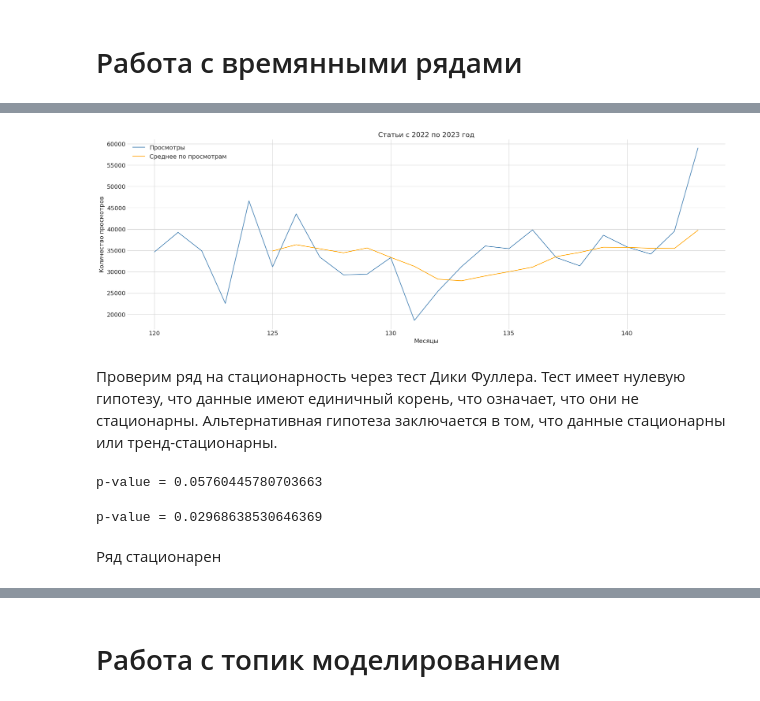
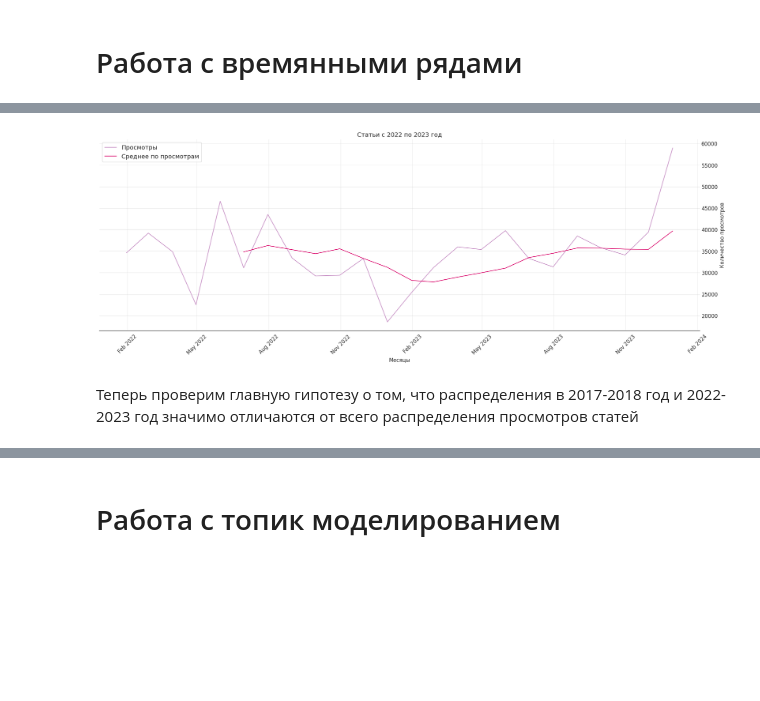
Before and after one commit to daxausername/parsing_habr, a Jupyter notebook: EDA.ipynb, the cells around one changed output, grey strips where cells are left out. Saved outputs shown, nothing was run; the diff lists cells and outputs as text; code cells hidden in the pictures; blank space fills up the shorter version.

```diff
--- a/EDA.ipynb
+++ b/EDA.ipynb
@@ -151,14 +155,19 @@ titles = ["Топ 20 слов в заголовках", "Топ 20 слов в
 # Проходим по всем колонкам и соответствующим осям одновременно
 for idx, (column, title) in enumerate(zip(['title_lemma', 'lemma_hub', 'tags_lemma'], titles)):
 
-    tags, counts = zip(*FreqDist(habr_metadata[column].sum()).most_common(20))
+    tags, counts = zip(*FreqDist(habr_metadata[column].sum()).most_common(20)) # распаковывем массив с по трем колонкам и отбираем топ 20 слов в каждом поднаборе
 
-    # Создаем график на соответствующей оси
     axes[idx].barh(tags, counts, color=sns.color_palette())
     axes[idx].set_title(title, fontsize = 16, fontweight='bold')
     axes[idx].set_xlabel("Слова", fontsize = 12)
     axes[idx].set_ylabel("Частота", fontsize = 12)
 
+    axes[idx].spines["top"].set_visible(False)
+    axes[idx].spines['right'].set_visible(False)
+    axes[idx].spines["bottom"].set_color("black")
+    axes[idx].spines['left'].set_color('white')
+    axes[idx].spines['left'].set_linewidth(1)
+
 plt.tight_layout()
 
 plt.show()
@@ -266,7 +286,7 @@ from statsmodels.tsa.seasonal import seasonal_decompose
 from scipy.stats import ttest_ind
 # %%
 # групировка по годам и месяцу
-yearly_stats = habr_metadata.groupby(pd.Grouper(key='time', freq='ME')).agg(
+yearly_stats = habr_metadata.groupby(pd.Grouper(key='time', freq='M')).agg(
     total_views=('views', 'sum'),
     total_observations=('views', 'count'),
     total_bookmarks = ('bookmarks','sum' ),
@@ -286,6 +306,6 @@ yearly_stats['avg_bookmarks_per_observation'] = (
 yearly_stats['avg_comments_per_observation'] = (
     yearly_stats['total_comments'] / yearly_stats['total_observations']
 )
-yearly_stats
+yearly_stats.head()
 # %% [output]
 |  | time | total_views | total_observations | total_bookmarks | total_comments | avg_views_per_observation | ... |
@@ -351,7 +382,7 @@ columns_to_fill = [
 ]
 
 for column in columns_to_fill:
-    yearly_stats[column] = yearly_stats.groupby(pd.Grouper(key='time', freq='YE'))[column].transform(lambda x: x.fillna(x.mean()))
+    yearly_stats[column] = yearly_stats.groupby(pd.Grouper(key='time', freq='Y'))[column].transform(lambda x: x.fillna(x.mean()))
 
 filtered_2017 = yearly_stats[yearly_stats['time'].dt.year.isin([2017,2018])]
 filtered_2022 = yearly_stats[yearly_stats['time'].dt.year.isin([2022,2023])]
@@ -392,46 +433,37 @@ plt.show()
 # %%
-# зададим размер графика
-plt.figure(figsize = (25,8))
+fig, ax = plt.subplots(figsize=(25, 8))
 
-# поочередно зададим кривые (перевозки и скользящее среднее) с подписями и цветом
-plt.plot(filtered_2022['avg_views_per_observation'], label = 'Просмотры', color = 'steelblue')
-plt.plot(filtered_2022['avg_views_per_observation'].rolling(window = 6).mean(), label = 'Среднее по просмотрам', color = 'orange')
+# поочередно зададим кривые перевозки и скользящее среднее с подписями и цветом
+plt.plot(filtered_2022['time'], filtered_2022['avg_views_per_observation'], label = 'Просмотры', color = '#c994c7')
+plt.plot(filtered_2022['time'], filtered_2022['avg_views_per_observation'].rolling(window = 6).mean(), label = 'Среднее по просмотрам', color = '#dd1c77')
 
-# добавим легенду, ее положение на графике и размер шрифта
+
 plt.legend(title = '', loc = 'upper left', fontsize = 14)
+plt.gca().xaxis.set_major_locator(mdates.MonthLocator(interval=3))
 
-# добавим подписи к осям и заголовки
-plt.xlabel('Месяцы', fontsize = 14)
-plt.ylabel('Количество просмотров', fontsize = 14)
-plt.title('Статьи с 2022 по 2023 год', fontsize = 16)
 
-# выведем обе кривые на одном графике
+plt.gca().xaxis.set_major_formatter(mdates.DateFormatter('%b %Y'))
+
+plt.xticks(rotation=45)
+
+plt.xlabel('Месяцы')
+plt.ylabel('Количество просмотров')
+plt.title('Статьи с 2022 по 2023 год')
+
+ax.spines["top"].set_visible(False)
+ax.spines['right'].set_visible(False)
+ax.spines["bottom"].set_color("black")
+ax.spines['left'].set_color('white')
+ax.spines['left'].set_linewidth(1)
+ax.yaxis.tick_right()
+ax.yaxis.set_label_position("right")
+ax.tick_params(axis='y', length=0)
+
 plt.show()
 # %% [output]
-[figure, old version]
+[figure, new version]
-# %% [markdown]
-Проверим ряд на стационарность через тест Дики Фуллера.  Тест имеет нулевую гипотезу, что данные имеют единичный корень, что означает, что они не стационарны. Альтернативная гипотеза заключается в том, что данные стационарны или тренд-стационарны.
-# %%
-# импортируем необходимую функцию
-from statsmodels.tsa.stattools import adfuller
-
-# передадим ей столбец с данными о перевозках и поместим результат в adf_test
-adf_test = adfuller(filtered_2017['avg_views_per_observation'],  autolag='AIC')
-
-# выведем p-value
-print('p-value = ' + str(adf_test[1]))
-# %% [output]
-p-value = 0.05760445780703663
-# %%
-# передадим ей столбец с данными о перевозках и поместим результат в adf_test
-adf_test = adfuller(filtered_2022['avg_views_per_observation'],  autolag='AIC')
-
-# выведем p-value
-print('p-value = ' + str(adf_test[1]))
-# %% [output]
-p-value = 0.02968638530646369
-# %% [markdown]
-Ряд стационарен
+# %% [markdown]
+Теперь проверим главную гипотезу о том, что распределения в 2017-2018 год и 2022-2023 год значимо отличаются от всего распределения просмотров статей
 # %%
 from scipy.stats import mannwhitneyu
 # %%
```
Also changed, not shown: parts of 27 cells of this notebook, 2 other files.
